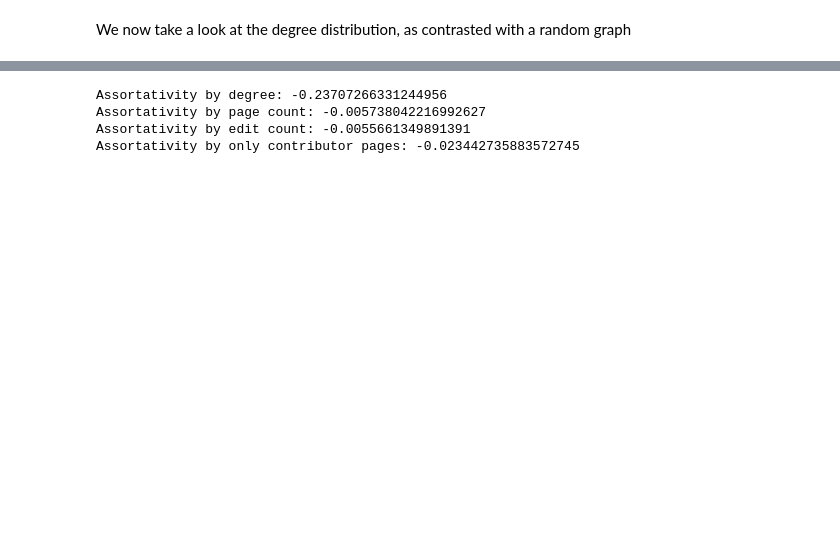
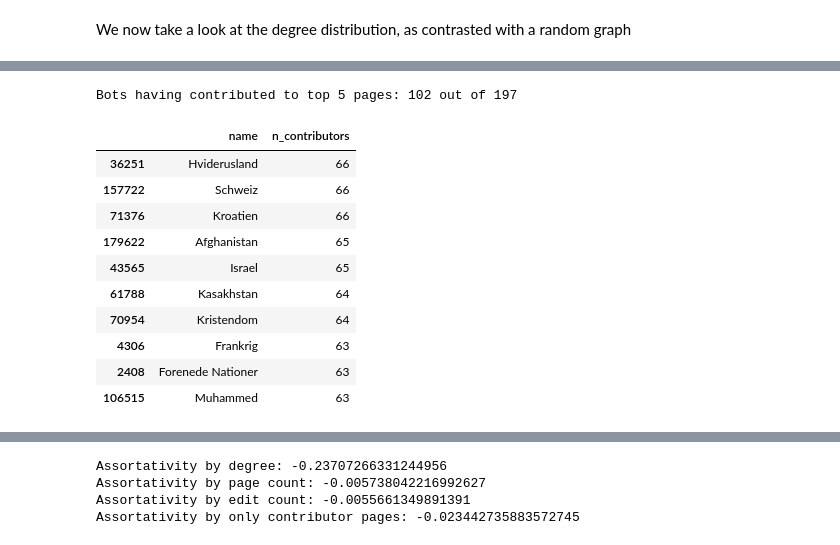
Before and after one commit to CSS-project-02467/CSS_Project, a Jupyter notebook: wikipedia.ipynb, the cells around one changed output, grey strips where cells are left out. Cells and saved outputs as stored; diff of their text form; code cells hidden in the pictures; blank space fills up the shorter version.

```diff
--- a/wikipedia.ipynb
+++ b/wikipedia.ipynb
@@ -32,3 +31,15 @@ from nltk import word_tokenize
 from netwulf import visualize
 import community as community_louvain
 import os
+import warnings
+
+# Ignore warnings for presentation sake (still bad practice...)
+warnings.filterwarnings("ignore")
+
+# Stop words
+nltk.download('stopwords')
+stop_words = set(stopwords.words('danish')) | set(stopwords.words('english'))
+
+# Load data
+pages_dataframe = pd.read_pickle('data/final/pages_dataframe_final.pkl')
+bots_dataframe = pd.read_pickle('data/final/bots_dataframe_final')
@@ -48,6 +56,3 @@ In addition to the page data, we have also gathered information on all the bots,
-# %%
-pages_dataframe = pd.read_pickle('data/final/pages_dataframe_final')
-bots_dataframe = pd.read_pickle('data/final/bots_dataframe_final')
 # %% [markdown]
 ### Graph construction
 
@@ -139,0 +172,21 @@ We see that, like many other graphs in the real world the degree distribution is
+# %%
+# Getting the top pages by number of contributors, and seeing how many unique bots are
+# among their contributors
+unique_bots = set()
+top_10_by_n_contribs = pages_dataframe.sort_values(by='n_contributors', ascending=False).head(10)
+top_10_by_n_contribs['bots'].head(5).apply(lambda bots: [unique_bots.add(bot) for bot in bots])
+print(f'Bots having contributed to top 5 pages: {len(unique_bots)} out of {len(bots_dataframe)}')
+top_10_by_n_contribs[['name', 'n_contributors']]
+# %% [output]
+Bots having contributed to top 5 pages: 102 out of 197
+|  | name | n_contributors |
+| 36251 | Hviderusland | 66 |
+| 157722 | Schweiz | 66 |
+| 71376 | Kroatien | 66 |
+| 179622 | Afghanistan | 65 |
+| 43565 | Israel | 65 |
+| 61788 | Kasakhstan | 64 |
+| 70954 | Kristendom | 64 |
+| 4306 | Frankrig | 63 |
+| 2408 | Forenede Nationer | 63 |
+| 106515 | Muhammed | 63 |
```
Also changed, not shown: parts of 56 cells of this notebook, 3 other files.
